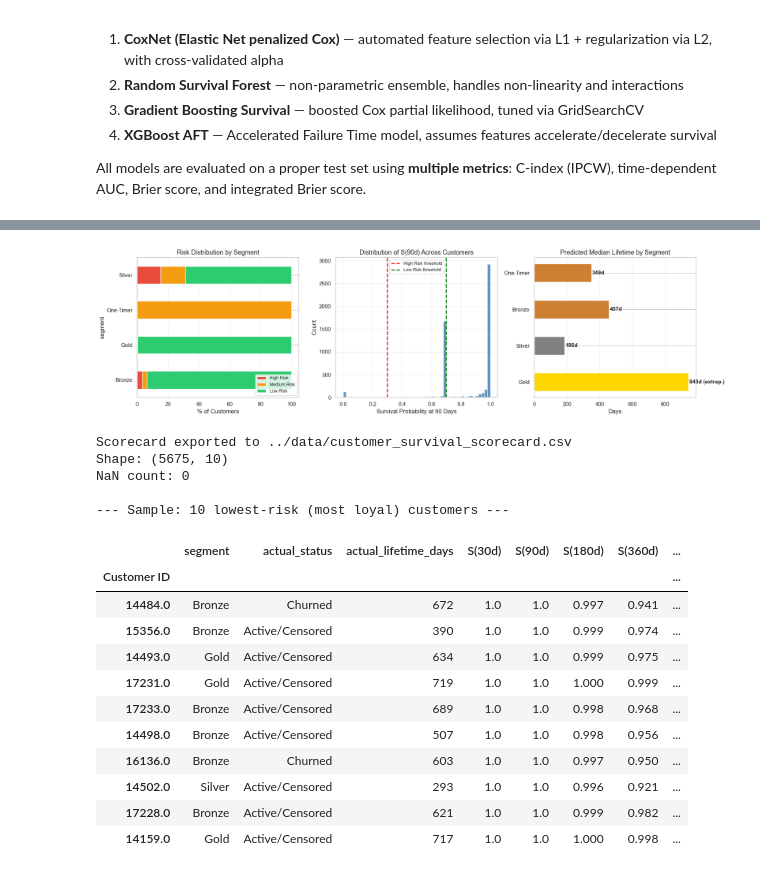
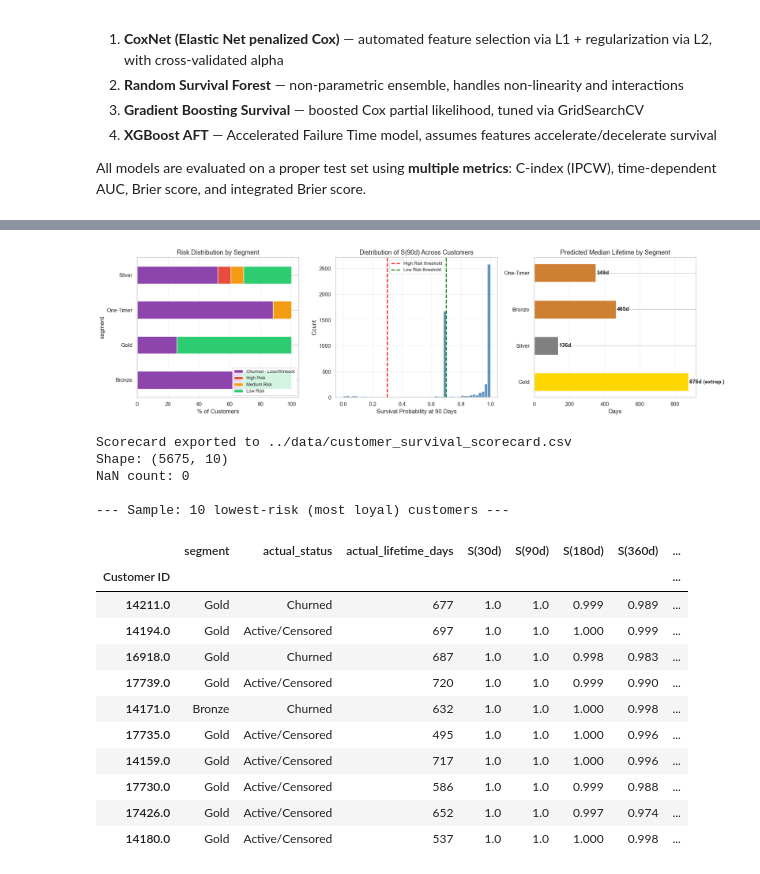
Before and after one commit to josephazar/Survival_Analysis_Demo, a Jupyter notebook: customer-survival-analysis.ipynb, the cells around one changed output, grey strips where cells are left out. Cells and saved outputs as stored; diff of their text form; code cells hidden in the pictures.

Commit message:
removing the data leakage features

```diff
--- a/customer-survival-analysis.ipynb
+++ b/customer-survival-analysis.ipynb
@@ -1029,7 +1029,9 @@ cox_features = [
     'avg_basket_size', 'avg_items_per_visit',
     'avg_gap', 'std_gap', 'last_gap',
     'monetary_trend', 'gap_acceleration', 'recency_ratio',
-    'p_alive', 'expected_txns_6m', 'clv_6m'
+    # EXCLUDED: p_alive, expected_txns_6m, clv_6m → churn leakage
+    # p_alive ≈ 0 directly encodes churned status (circular dependency)
+    # expected_txns_6m and clv_6m are forward-looking BTYD predictions
 ]
 
 cox_df = cust_features[cox_features + ['duration', 'event_observed', 'segment']].copy()
@@ -2054,15 +2051,17 @@ onetimer_card['median_method'] = 'kaplan_meier'
 # ── Combine ──
 scorecard = pd.concat([repeat_card, onetimer_card], axis=0)
 
-# Risk label based on S(90d)
+# Actual status
+scorecard['actual_status'] = scorecard['event_observed'].map({1: 'Churned', 0: 'Active/Censored'})
+
+# Risk label: model-based for active customers, override for churned
 scorecard['risk_label'] = pd.cut(
     scorecard['S(90d)'],
     bins=[-0.01, 0.3, 0.7, 1.01],
     labels=['High Risk', 'Medium Risk', 'Low Risk']
-)
-
-# Actual status
-scorecard['actual_status'] = scorecard['event_observed'].map({1: 'Churned', 0: 'Active/Censored'})
+).astype(str)
+# Override: churned customers are always flagged for winback regardless of model score
+scorecard.loc[scorecard['actual_status'] == 'Churned', 'risk_label'] = 'Churned - Loss/Winback'
 
 # Round S(t)
 for t in horizons:
@@ -2135,9 +2134,10 @@ fig, axes = plt.subplots(1, 3, figsize=(18, 5))
 
 # 1. Risk distribution by segment
 risk_seg = pd.crosstab(scorecard['segment'], scorecard['risk_label'], normalize='index') * 100
-risk_seg = risk_seg[['High Risk', 'Medium Risk', 'Low Risk']]
+risk_cols = [c for c in ['Churned - Loss/Winback', 'High Risk', 'Medium Risk', 'Low Risk'] if c in risk_seg.columns]
+risk_seg = risk_seg[risk_cols]
 risk_seg.plot(kind='barh', stacked=True, ax=axes[0],
-              color=['#e74c3c', '#f39c12', '#2ecc71'], edgecolor='white')
+              color=['#8e44ad', '#e74c3c', '#f39c12', '#2ecc71'][:len(risk_cols)], edgecolor='white')
 axes[0].set_title('Risk Distribution by Segment', fontsize=13)
 axes[0].set_xlabel('% of Customers')
 axes[0].legend(loc='lower right', fontsize=9)
@@ -2156,34 +2156,34 @@ axes[1].grid(True, alpha=0.3)
 # 3. Predicted median lifetime by segment (now with NO NaN!)
 med_life = scorecard.groupby('segment')['predicted_median_lifetime_days'].median()
 seg_order = ['Gold', 'Silver', 'Bronze', 'One-Timer']
 med_life = med_life.reindex([s for s in seg_order if s in med_life.index])
 colors_bar = {'Gold': '#FFD700', 'Silver': '#808080', 'Bronze': '#CD7F32', 'One-Timer': '#CD7F32'}
 bars = axes[2].barh(med_life.index, med_life.values,
                     color=[colors_bar.get(s, 'steelblue') for s in med_life.index],
                     edgecolor='white', height=0.5)
 for bar, val in zip(bars, med_life.values):
     if val > T_max_observed:
         label = f'{val:.0f}d (extrap.)'
     else:
         label = f'{val:.0f}d'
     axes[2].text(bar.get_width() + 5, bar.get_y() + bar.get_height()/2,
                 label, va='center', fontweight='bold', fontsize=11)
 axes[2].set_title('Predicted Median Lifetime by Segment', fontsize=13)
 axes[2].set_xlabel('Days')
 axes[2].grid(True, alpha=0.3, axis='x')
 
 plt.tight_layout()
 plt.show()
 
 # --- Export ---
 scorecard.to_csv('../data/customer_survival_scorecard.csv')
 print(f'Scorecard exported to ../data/customer_survival_scorecard.csv')
 print(f'Shape: {scorecard.shape}')
 print(f'NaN count: {scorecard.isna().sum().sum()}')
 print(f'\n--- Sample: 10 lowest-risk (most loyal) customers ---')
 scorecard.tail(10)
 # %% [output]
-[figure, old version]
+[figure, new version]
 Scorecard exported to ../data/customer_survival_scorecard.csv
 Shape: (5675, 10)
 NaN count: 0
@@ -2191,13 +2191,13 @@ NaN count: 0
 --- Sample: 10 lowest-risk (most loyal) customers ---
 |  | segment | actual_status | actual_lifetime_days | S(30d) | S(90d) | S(180d) | S(360d) | ... |
 | Customer ID |  |  |  |  |  |  |  | ... |
-| 14484.0 | Bronze | Churned | 672 | 1.0 | 1.0 | 0.997 | 0.941 | ... |
-| 15356.0 | Bronze | Active/Censored | 390 | 1.0 | 1.0 | 0.999 | 0.974 | ... |
-| 14493.0 | Gold | Active/Censored | 634 | 1.0 | 1.0 | 0.999 | 0.975 | ... |
-| 17231.0 | Gold | Active/Censored | 719 | 1.0 | 1.0 | 1.000 | 0.999 | ... |
-| 17233.0 | Bronze | Active/Censored | 689 | 1.0 | 1.0 | 0.998 | 0.968 | ... |
-| 14498.0 | Bronze | Active/Censored | 507 | 1.0 | 1.0 | 0.998 | 0.956 | ... |
-| 16136.0 | Bronze | Churned | 603 | 1.0 | 1.0 | 0.997 | 0.950 | ... |
-| 14502.0 | Silver | Active/Censored | 293 | 1.0 | 1.0 | 0.996 | 0.921 | ... |
-| 17228.0 | Bronze | Active/Censored | 621 | 1.0 | 1.0 | 0.999 | 0.982 | ... |
-| 14159.0 | Gold | Active/Censored | 717 | 1.0 | 1.0 | 1.000 | 0.998 | ... |
+| 14211.0 | Gold | Churned | 677 | 1.0 | 1.0 | 0.999 | 0.989 | ... |
+| 14194.0 | Gold | Active/Censored | 697 | 1.0 | 1.0 | 1.000 | 0.999 | ... |
+| 16918.0 | Gold | Churned | 687 | 1.0 | 1.0 | 0.998 | 0.983 | ... |
+| 17739.0 | Gold | Active/Censored | 720 | 1.0 | 1.0 | 0.999 | 0.990 | ... |
+| 14171.0 | Bronze | Churned | 632 | 1.0 | 1.0 | 1.000 | 0.998 | ... |
+| 17735.0 | Gold | Active/Censored | 495 | 1.0 | 1.0 | 1.000 | 0.996 | ... |
+| 14159.0 | Gold | Active/Censored | 717 | 1.0 | 1.0 | 1.000 | 0.996 | ... |
+| 17730.0 | Gold | Active/Censored | 586 | 1.0 | 1.0 | 0.999 | 0.988 | ... |
+| 17426.0 | Gold | Active/Censored | 652 | 1.0 | 1.0 | 0.997 | 0.974 | ... |
+| 14180.0 | Gold | Active/Censored | 537 | 1.0 | 1.0 | 1.000 | 0.998 | ... |
```
Also changed, not shown: parts of 18 cells of this notebook, 2 other files.
